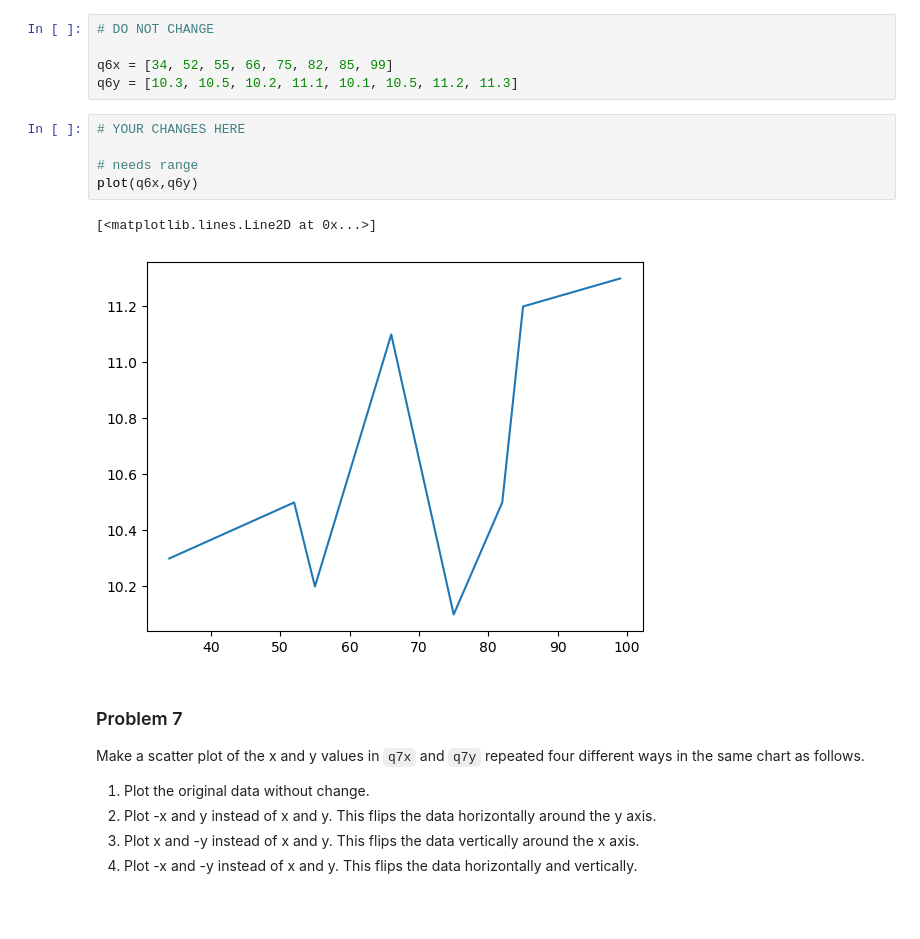
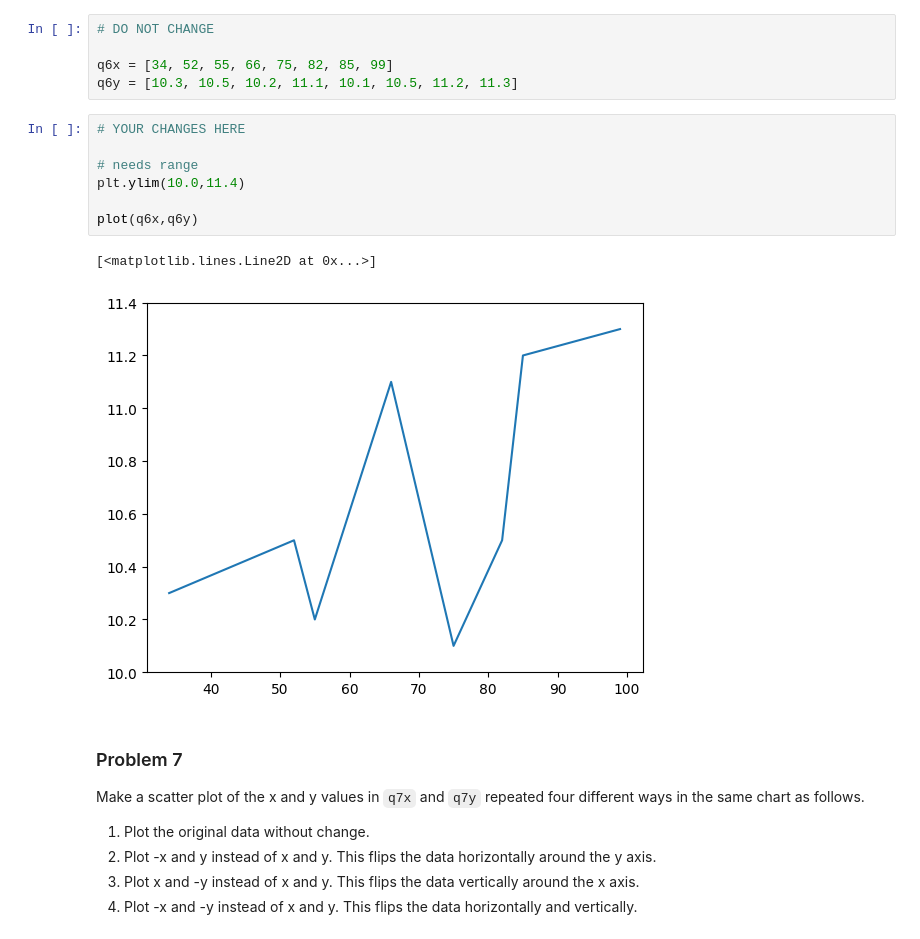
Before and after one commit to ktennant5378/dx602-homework-05, a Jupyter notebook: homework.ipynb, the cells around one changed output. Saved outputs shown, nothing was run; the diff lists cells and outputs as text; blank space fills up the shorter version.

```diff
--- a/homework.ipynb
+++ b/homework.ipynb
@@ -170,11 +170,13 @@ q6y = [10.3, 10.5, 10.2, 11.1, 10.1, 10.5, 11.2, 11.3]
 # %%
 # YOUR CHANGES HERE
 
 # needs range
+plt.ylim(10.0,11.4)
+
 plot(q6x,q6y)
 # %% [output]
 [<matplotlib.lines.Line2D at 0x...>]
-[figure, old version]
+[figure, new version]
 # %% [markdown]
 ### Problem 7
 
```
Also changed, not shown: parts of 3 cells of this notebook.
